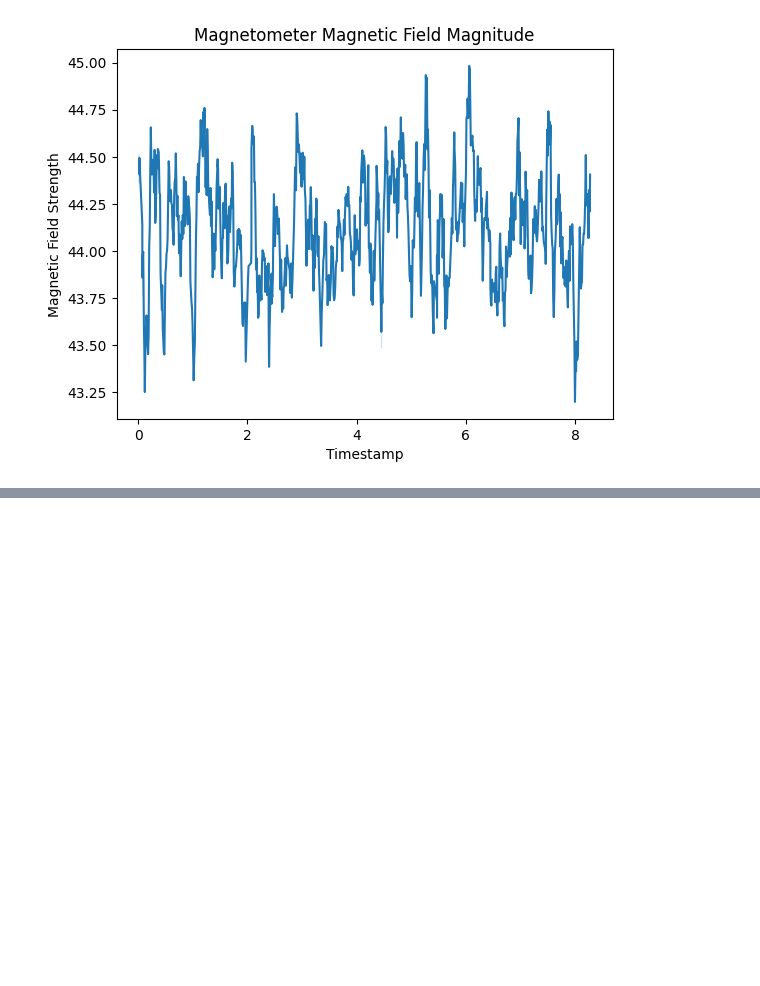
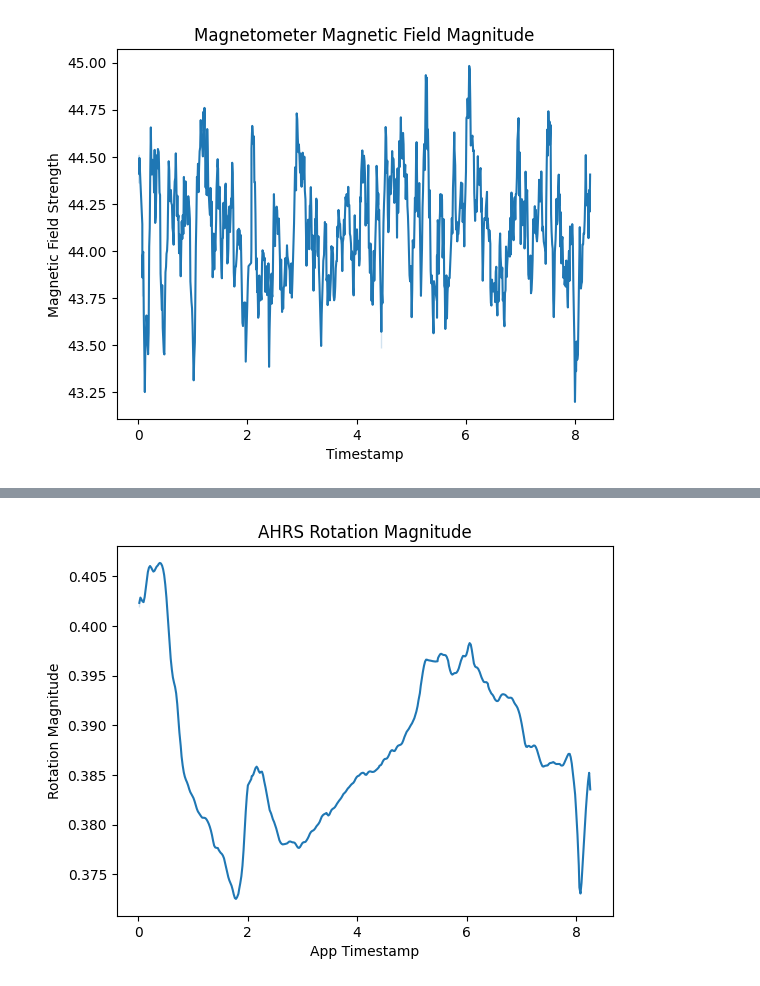
Before and after one commit to HiraNawaz2415/Assignment-1-TOPL-Roll-002-, a Jupyter notebook: assignment#1.ipynb, the cells around one changed output, grey strips where cells are left out. Cells and saved outputs as stored; diff of their text form; code cells hidden in the pictures; blank space fills up the shorter version.

```diff
--- a/assignment#1.ipynb
+++ b/assignment#1.ipynb
@@ -131,6 +164,7 @@ acc_df = pd.read_csv("ACCE.csv")
 gyro_df = pd.read_csv("GYRO.csv")
 light_df = pd.read_csv("LIGH.csv")
 magn_df = pd.read_csv("MAGN.csv")
+ahrs_df = pd.read_csv("AHRS.csv")
 # %% [markdown]
 <b>2. Accelerometer Analysis</b>
 # %%
@@ -314,0 +351,3 @@ plt.show()
+# %%
+# Use the exact column names from CSV
+ahrs_df['rot_magnitude'] = (ahrs_df['rotVecX']**2 + ahrs_df['rotVecY']**2 + ahrs_df['rotVecZ']**2)**0.5
@@ -314,0 +369,8 @@ plt.show()
+# %%
+# Plot
+sns.lineplot(data=ahrs_df, x='app_ts', y='rot_magnitude').set(title="AHRS Rotation Magnitude")
+plt.xlabel("App Timestamp")
+plt.ylabel("Rotation Magnitude")
+plt.show()
+# %% [output]
+[figure, added]
```
Also changed, not shown: parts of 6 cells of this notebook.
